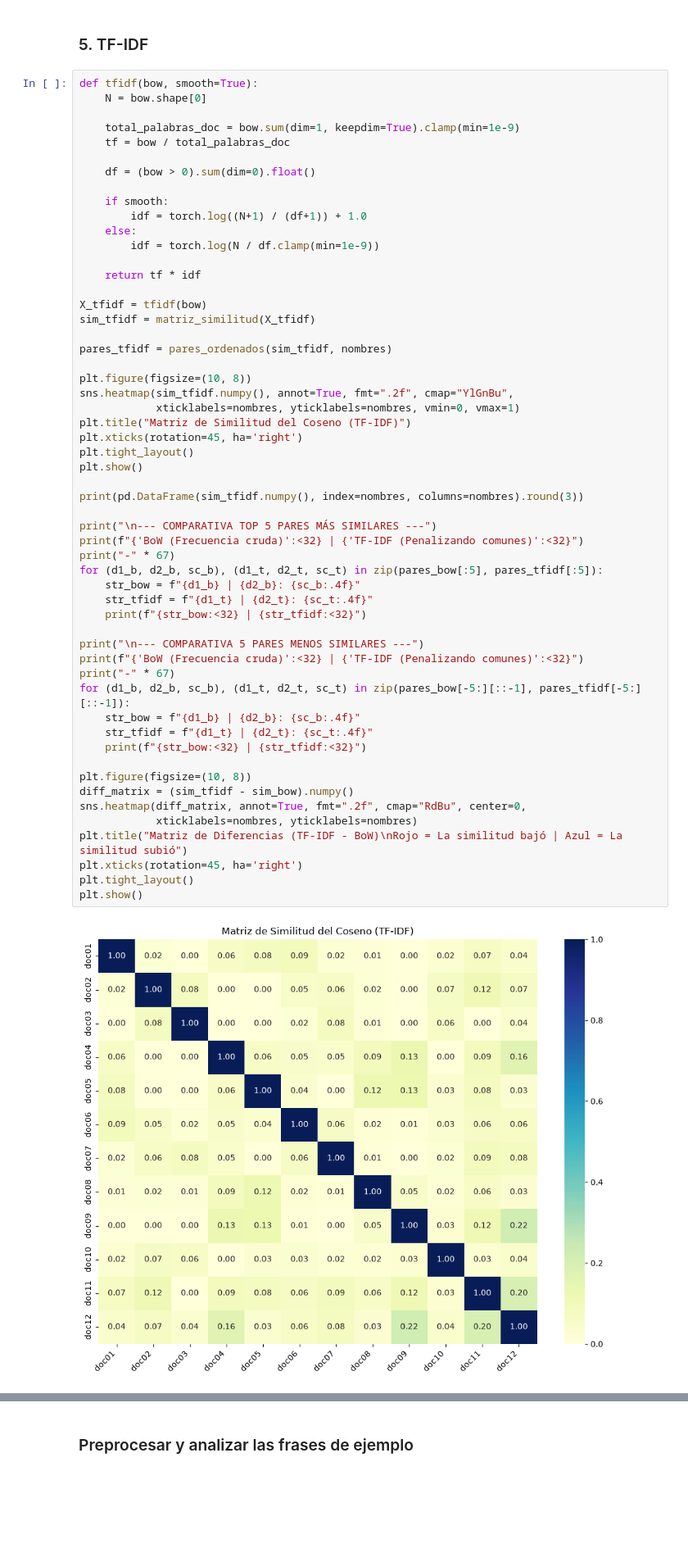
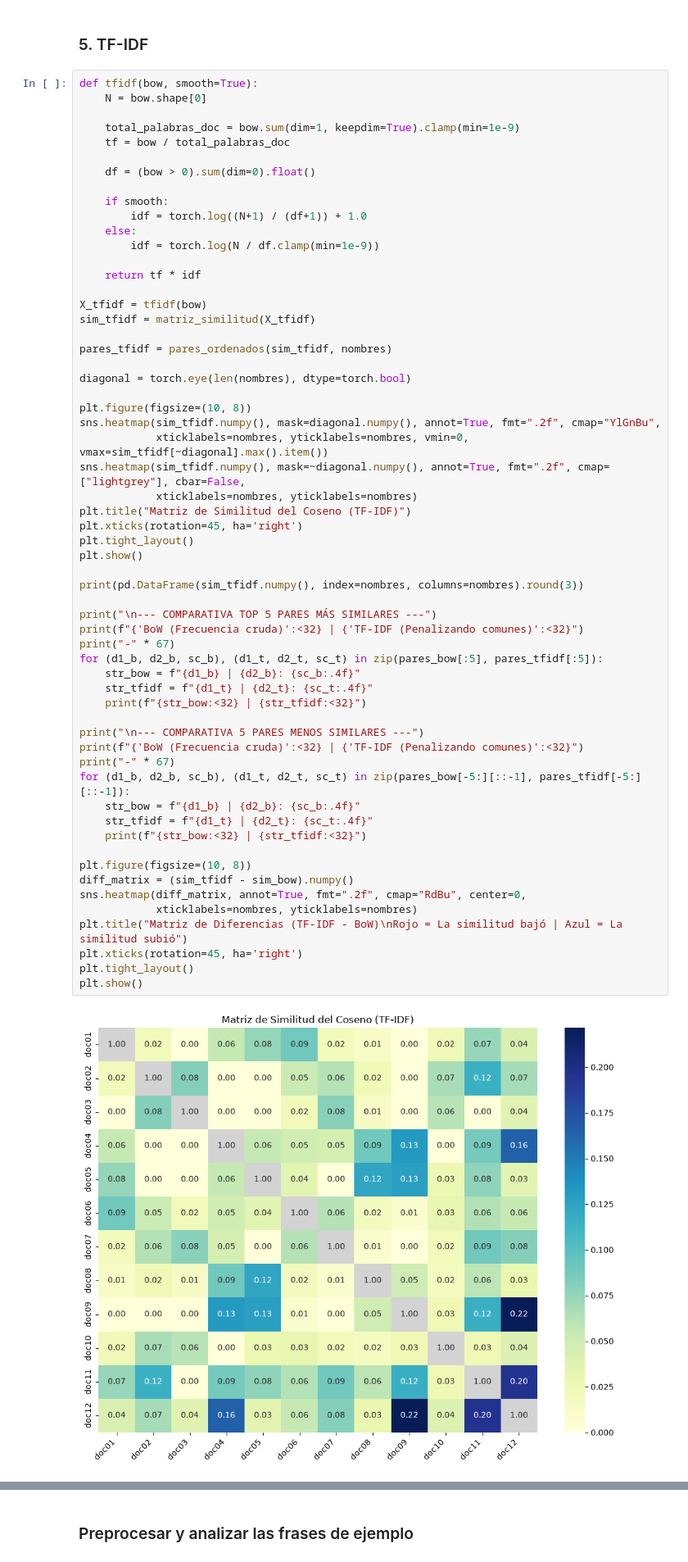
Before and after one commit to EnriquePDabird/PracticasPLN, a Jupyter notebook: bagsOfWords/Practica1_BoW.ipynb, the cells around one changed output, grey strips where cells are left out. Shown at 82% size. Cells and saved outputs as stored; diff of their text form; blank space fills up the shorter version.

```diff
--- a/bagsOfWords/Practica1_BoW.ipynb
+++ b/bagsOfWords/Practica1_BoW.ipynb
@@ -429,39 +443,43 @@ sim_tfidf = matriz_similitud(X_tfidf)
 
 pares_tfidf = pares_ordenados(sim_tfidf, nombres)
 
+diagonal = torch.eye(len(nombres), dtype=torch.bool)
+
 plt.figure(figsize=(10, 8))
-sns.heatmap(sim_tfidf.numpy(), annot=True, fmt=".2f", cmap="YlGnBu",
-            xticklabels=nombres, yticklabels=nombres, vmin=0, vmax=1)
+sns.heatmap(sim_tfidf.numpy(), mask=diagonal.numpy(), annot=True, fmt=".2f", cmap="YlGnBu",
+            xticklabels=nombres, yticklabels=nombres, vmin=0, vmax=sim_tfidf[~diagonal].max().item())
+sns.heatmap(sim_tfidf.numpy(), mask=~diagonal.numpy(), annot=True, fmt=".2f", cmap=["lightgrey"], cbar=False,
+            xticklabels=nombres, yticklabels=nombres)
 plt.title("Matriz de Similitud del Coseno (TF-IDF)")
 plt.xticks(rotation=45, ha='right')
 plt.tight_layout()
 plt.show()
 
 print(pd.DataFrame(sim_tfidf.numpy(), index=nombres, columns=nombres).round(3))
 
 print("\n--- COMPARATIVA TOP 5 PARES MÁS SIMILARES ---")
 print(f"{'BoW (Frecuencia cruda)':<32} | {'TF-IDF (Penalizando comunes)':<32}")
 print("-" * 67)
 for (d1_b, d2_b, sc_b), (d1_t, d2_t, sc_t) in zip(pares_bow[:5], pares_tfidf[:5]):
     str_bow = f"{d1_b} | {d2_b}: {sc_b:.4f}"
     str_tfidf = f"{d1_t} | {d2_t}: {sc_t:.4f}"
     print(f"{str_bow:<32} | {str_tfidf:<32}")
 
 print("\n--- COMPARATIVA 5 PARES MENOS SIMILARES ---")
 print(f"{'BoW (Frecuencia cruda)':<32} | {'TF-IDF (Penalizando comunes)':<32}")
 print("-" * 67)
 for (d1_b, d2_b, sc_b), (d1_t, d2_t, sc_t) in zip(pares_bow[-5:][::-1], pares_tfidf[-5:][::-1]):
     str_bow = f"{d1_b} | {d2_b}: {sc_b:.4f}"
     str_tfidf = f"{d1_t} | {d2_t}: {sc_t:.4f}"
     print(f"{str_bow:<32} | {str_tfidf:<32}")
 
 plt.figure(figsize=(10, 8))
 diff_matrix = (sim_tfidf - sim_bow).numpy()
 sns.heatmap(diff_matrix, annot=True, fmt=".2f", cmap="RdBu", center=0,
             xticklabels=nombres, yticklabels=nombres)
 plt.title("Matriz de Diferencias (TF-IDF - BoW)\nRojo = La similitud bajó | Azul = La similitud subió")
 plt.xticks(rotation=45, ha='right')
 plt.tight_layout()
 plt.show()
 # %% [output]
-[figure, old version]
+[figure, new version]
```
Also changed, not shown: parts of 5 cells of this notebook.
